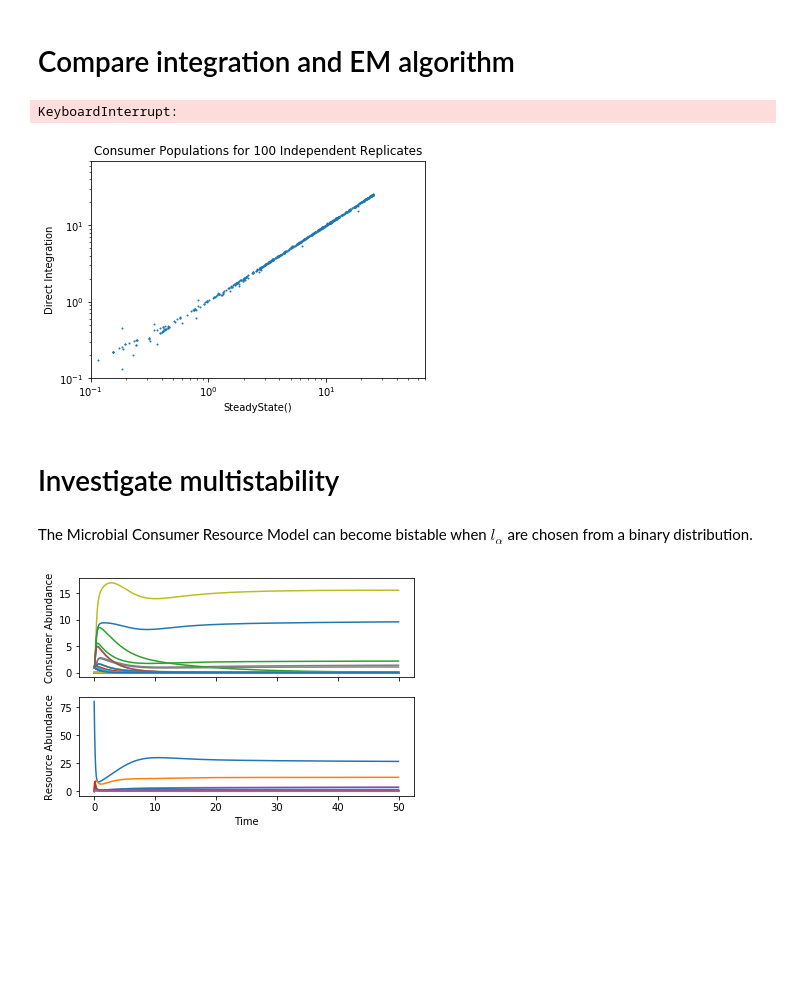
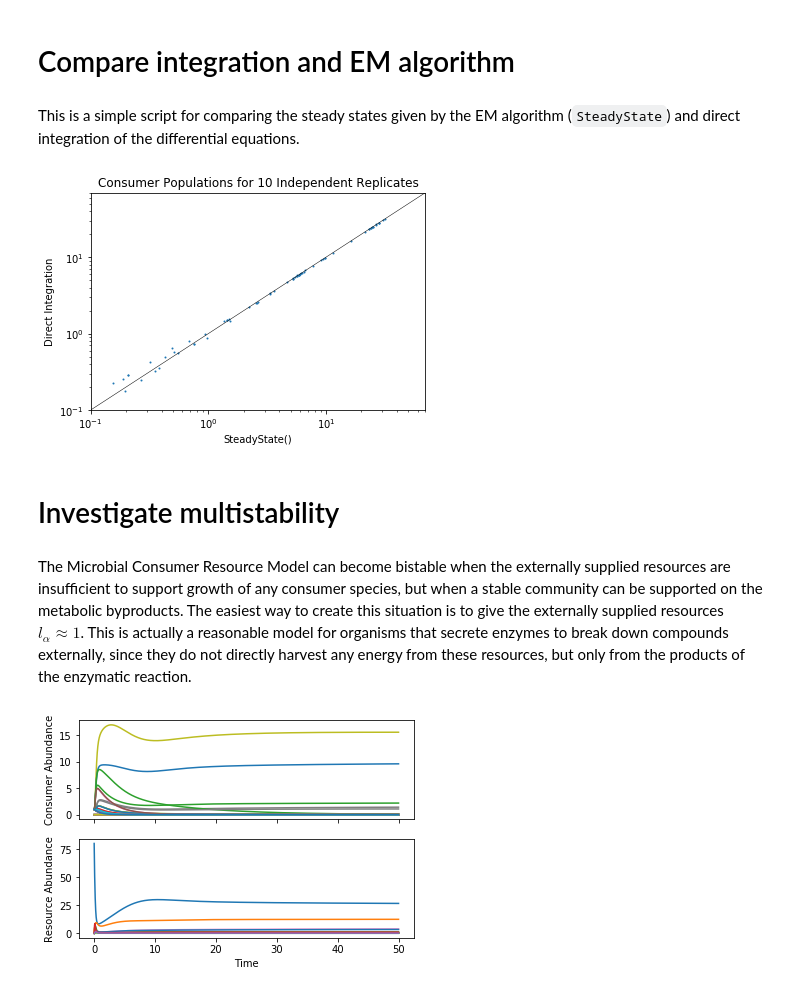
Before and after one commit to Emergent-Behaviors-in-Biology/community-simulator, a Jupyter notebook: Tutorial.ipynb, the cells around one changed output. Saved outputs shown, nothing was run; the diff lists cells and outputs as text; code cells hidden in the pictures; blank space fills up the shorter version.

```diff
--- a/Tutorial.ipynb
+++ b/Tutorial.ipynb
@@ -80,2 +84,24 @@ plt.show()
+# %%
+a_default = {'sampling':'Binary', #{'Gaussian','Binary','Gamma'} specifies choice of sampling algorithm
+          'SA': 60*np.ones(3), #Number of species in each specialist family (here, 3 families of 60 species)
+          'MA': 30*np.ones(3), #Number of resources in each class
+          'Sgen': 30, #Number of generalist species (unbiased sampling over alll resource classes)
+          'muc': 10, #Mean sum of consumption rates (used in all models)
+          'sigc': 3, #Standard deviation of sum of consumption rates for Gaussian and Gamma models
+          'q': 0.0, #Preference strength of specialist families (0 for generalist and 1 for specialist)
+          'c0':0.0, #Sum of background consumption rates in binary model
+          'c1':1., #Specific consumption rate in binary model
+          'l':0.8, #Leakage fraction
+          'fs':0.45, #Fraction of secretion flux with same resource type
+          'fw':0.45, #Fraction of secretion flux to 'waste' resource
+          'sparsity':0.2, #Effective sparsity of metabolic matrix (between 0 and 1)
+          'n_wells':10, #Number of independent wells
+          'S':100, #Number of species per well (randomly sampled from the pool of size Stot = sum(SA) + Sgen)
+          'food':0, #index of food source (when a single resource is supplied externally)
+          'R0_food':1000, #unperturbed fixed point for supplied food
+          'regulation':'independent', #metabolic regulation (see dRdt)
+          'response':'type I', #functional response (see dRdt)
+          'supply':'off' #resource supply (see dRdt)
+         }
 # %% [markdown]
 # Initial State
@@ -571,52 +627,53 @@ plt.show()
 [figure]
 # %% [markdown]
 # Compare integration and EM algorithm
+# %% [markdown]
+This is a simple script for comparing the steady states given by the EM algorithm (`SteadyState`) and direct integration of the differential equations.
 # %%
 assumptions = a_default.copy()
 assumptions.update({'SA':20*np.ones(3),
                     'MA':5*np.ones(3),
                     'Sgen':1,
                     'muc':2,
                     'R0_food':80,
-                    'n_wells':100,
+                    'n_wells':10,
                     'food':0,
                     'S':40,
                     'l':0.8,
                     'supply':'external'})
 
 init_state = MakeInitialState(assumptions)
 params = MakeParams(assumptions)
 def dNdt(N,R,params):
     return MakeConsumerDynamics(assumptions)(N,R,params)
 def dRdt(N,R,params):
     return MakeResourceDynamics(assumptions)(N,R,params)
 dynamics = [dNdt,dRdt]
 
 #(parallel=False ensures that tutorial will run on Windows.
 #If you are running on Mac or Linux, set parallel=True to speed up)
 Plate1 = Community(init_state,dynamics,params,parallel=False)
 Plate2 = Community(init_state,dynamics,params,parallel=False)
 Plate1.SteadyState()
 Plate2.RunExperiment(np.eye(assumptions['n_wells']),10,200)
+
+fig,ax=plt.subplots()
+ax.scatter(Plate1.N.values.reshape(-1)+1e-10,Plate2.N.values.reshape(-1)+1e-10,s=1)
+ax.set_yscale('log')
+ax.set_xscale('log')
+ax.set_xlim((0.1,70))
+ax.set_ylim((0.1,70))
+ax.set_xlabel('SteadyState()')
+ax.set_ylabel('Direct Integration')
+ax.set_title('Consumer Populations for '+str(assumptions['n_wells'])+' Independent Replicates')
+ax.plot([0.1,70],[0.1,70],'k',lw=0.5)
+plt.show()
 # %% [output]
-KeyboardInterrupt:
+[figure, added]
-# %%
-fig,ax=plt.subplots()
-ax.scatter(Plate1.N.values.reshape(-1)+1e-10,Plate2.N.values.reshape(-1)+1e-10,s=1)
-ax.set_yscale('log')
-ax.set_xscale('log')
-ax.set_xlim((0.1,70))
-ax.set_ylim((0.1,70))
-ax.set_xlabel('SteadyState()')
-ax.set_ylabel('Direct Integration')
-ax.set_title('Consumer Populations for 100 Independent Replicates')
-plt.show()
-# %% [output]
-[figure, removed]
 # %% [markdown]
 # Investigate multistability
-# %% [markdown]
-The Microbial Consumer Resource Model can become bistable when $l_\alpha$ are chosen from a binary distribution.
+# %% [markdown]
+The Microbial Consumer Resource Model can become bistable when the externally supplied resources are insufficient to support growth of any consumer species, but when a stable community can be supported on the metabolic byproducts. The easiest way to create this situation is to give the externally supplied resources $l_\alpha \approx 1$. This is actually a reasonable model for organisms that secrete enzymes to break down compounds externally, since they do not directly harvest any energy from these resources, but only from the products of the enzymatic reaction.
 # %%
 assumptions = a_default.copy()
 assumptions.update({'SA':20*np.ones(3),
```
Also changed, not shown: parts of 11 cells of this notebook, 1 other file.
